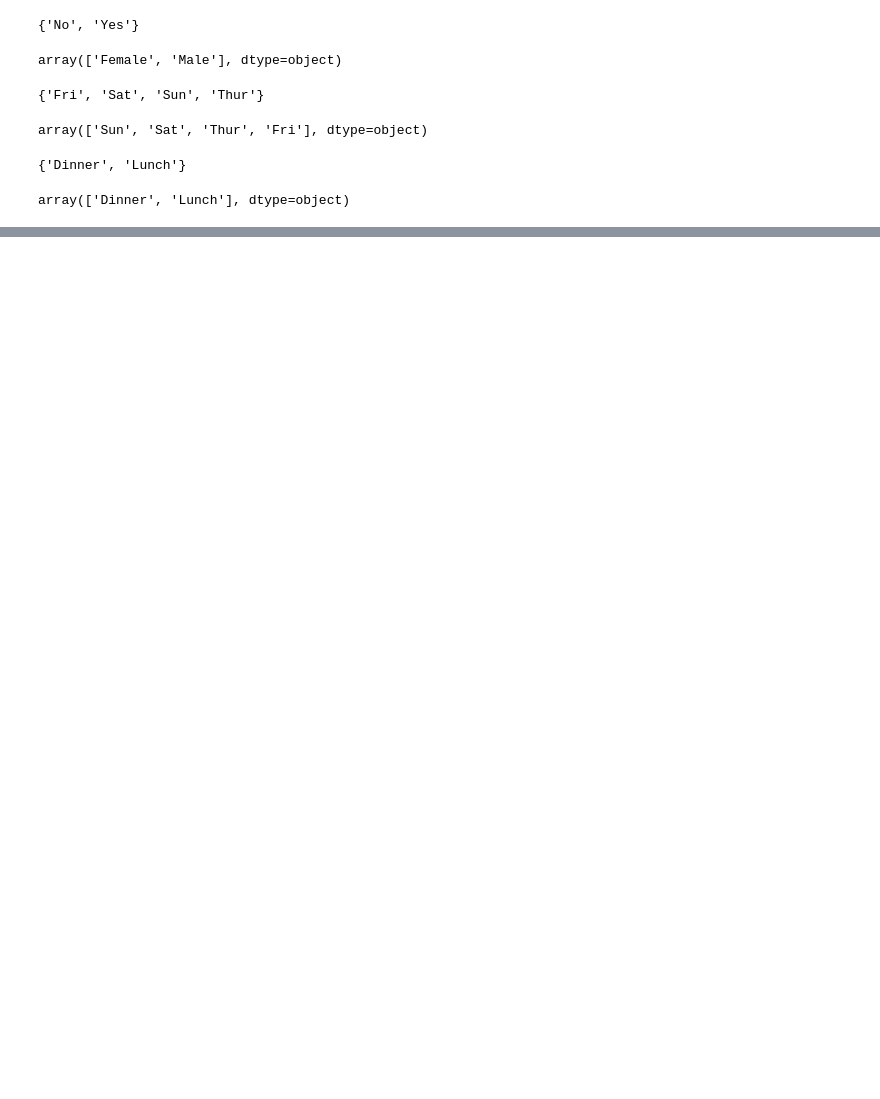
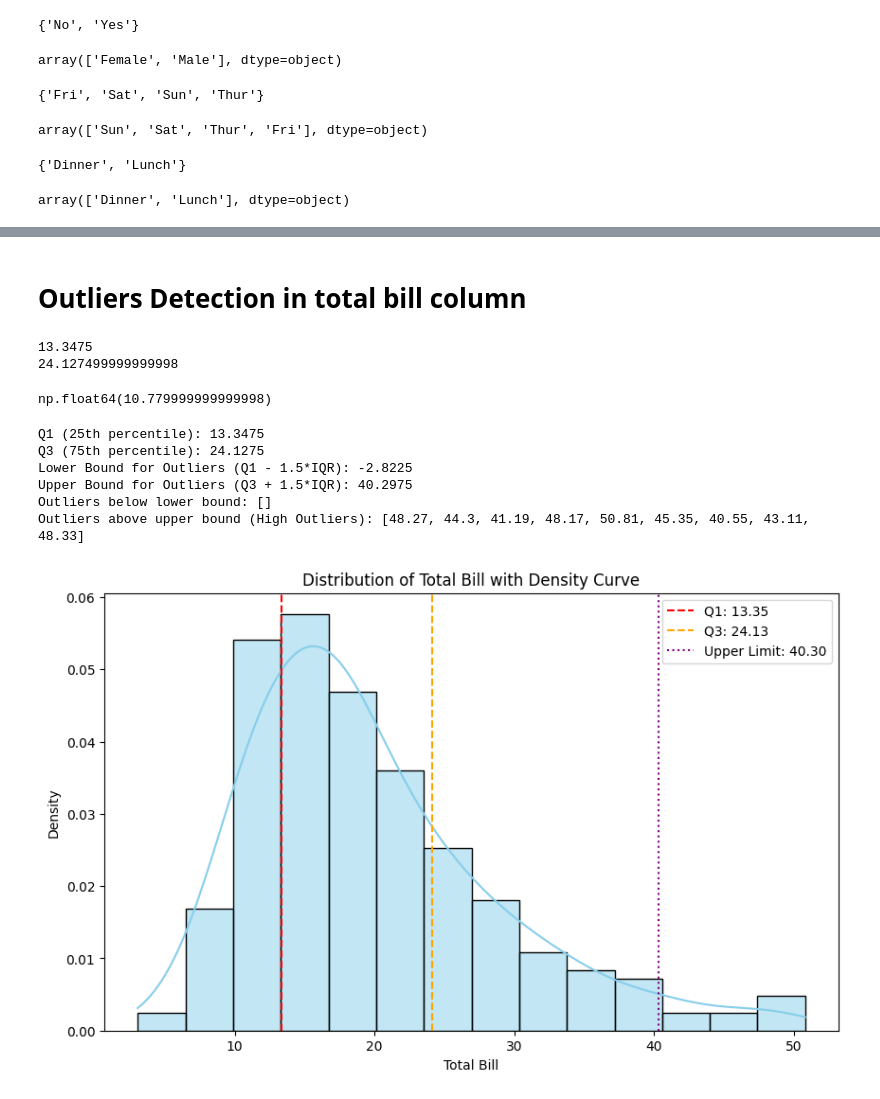
Before and after one commit to natarajan070815/GenAi_Program, a Jupyter notebook: eda.ipynb, the cells around one changed output, grey strips where cells are left out. Saved outputs shown, nothing was run; the diff lists cells and outputs as text; code cells hidden in the pictures; blank space fills up the shorter version.

Commit message:
Created using Colab for eda

```diff
--- a/eda.ipynb
+++ b/eda.ipynb
@@ -324,0 +415,10 @@ array(['Dinner', 'Lunch'], dtype=object)
+# %% [markdown]
+# Outliers Detection in total bill column
+# %%
+Q1=df['total_bill'].quantile(0.25)
+Q3=df['total_bill'].quantile(0.75)
+print(Q1)
+print(Q3)
+# %% [output]
+13.3475
+24.127499999999998
@@ -324,0 +427,46 @@ array(['Dinner', 'Lunch'], dtype=object)
+# %%
+IQR
+# %% [output]
+np.float64(10.779999999999998)
+# %%
+import matplotlib.pyplot as plt
+import seaborn as sns
+import numpy as np
+
+# 1. Calculate Outliers using IQR
+Q1 = df['total_bill'].quantile(0.25)
+Q3 = df['total_bill'].quantile(0.75)
+IQR = Q3 - Q1
+
+lower_bound = Q1 - 1.5 * IQR
+upper_bound = Q3 + 1.5 * IQR
+
+outliers_lower = df[df['total_bill'] < lower_bound]['total_bill'].tolist()
+outliers_upper = df[df['total_bill'] > upper_bound]['total_bill'].tolist()
+
+print(f"Q1 (25th percentile): {Q1:.4f}")
+print(f"Q3 (75th percentile): {Q3:.4f}")
+print(f"Lower Bound for Outliers (Q1 - 1.5*IQR): {lower_bound:.4f}")
+print(f"Upper Bound for Outliers (Q3 + 1.5*IQR): {upper_bound:.4f}")
+print(f"Outliers below lower bound: {outliers_lower}")
+print(f"Outliers above upper bound (High Outliers): {outliers_upper}")
+
+# 2. Draw a distribution plot (with shaded area under the curve) representing total_bill
+plt.figure(figsize=(10, 6))
+sns.histplot(df['total_bill'], kde=True, stat="density", color="skyblue", fill=True)
+plt.title('Distribution of Total Bill with Density Curve')
+plt.xlabel('Total Bill')
+plt.ylabel('Density')
+plt.axvline(Q1, color='red', linestyle='--', label=f'Q1: {Q1:.2f}')
+plt.axvline(Q3, color='orange', linestyle='--', label=f'Q3: {Q3:.2f}')
+plt.axvline(upper_bound, color='purple', linestyle=':', label=f'Upper Limit: {upper_bound:.2f}')
+plt.legend()
+plt.show()
+# %% [output]
+Q1 (25th percentile): 13.3475
+Q3 (75th percentile): 24.1275
+Lower Bound for Outliers (Q1 - 1.5*IQR): -2.8225
+Upper Bound for Outliers (Q3 + 1.5*IQR): 40.2975
+Outliers below lower bound: []
+Outliers above upper bound (High Outliers): [48.27, 44.3, 41.19, 48.17, 50.81, 45.35, 40.55, 43.11, 48.33]
+[figure, added]
```
Also changed, not shown: parts of 34 cells of this notebook.
